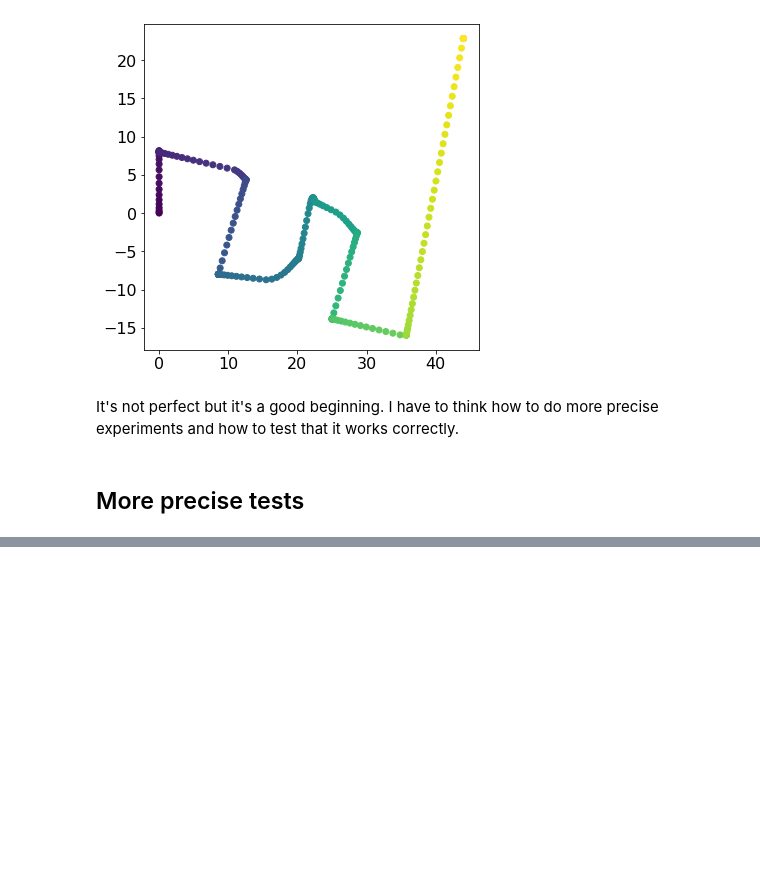
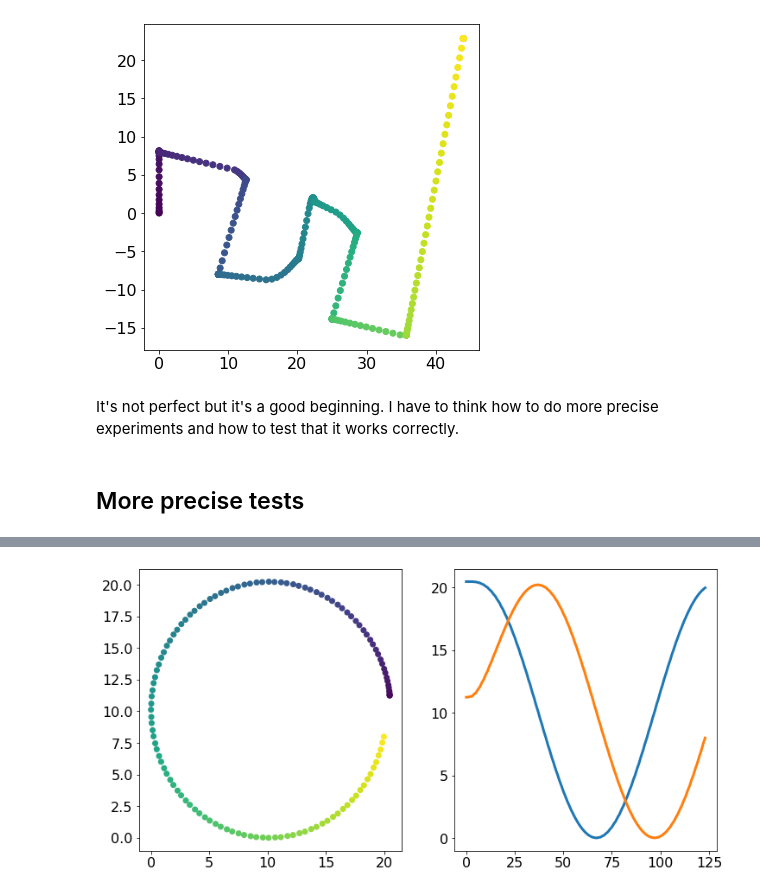
Before and after one commit to ironbar/orangutan, a Jupyter notebook: notebooks/008_visualizing_agent_trajectory.ipynb, the cells around one changed output, grey strips where cells are left out. Drawn from its saved outputs; the diff is of its cells as text; code cells hidden in the pictures; blank space fills up the shorter version.

```diff
--- a/notebooks/008_visualizing_agent_trajectory.ipynb
+++ b/notebooks/008_visualizing_agent_trajectory.ipynb
@@ -111,0 +121,4 @@ visualize_gameplay('/media/guillermo/Data/Kaggle/animalai/gameplay/map/00004.npz
+# %%
+visualize_gameplay('/media/guillermo/Data/Kaggle/animalai/gameplay/map/00005.npz') # circle
+# %% [output]
+[figure, added]
```
Also changed, not shown: parts of 18 cells of this notebook, 3 other files.
